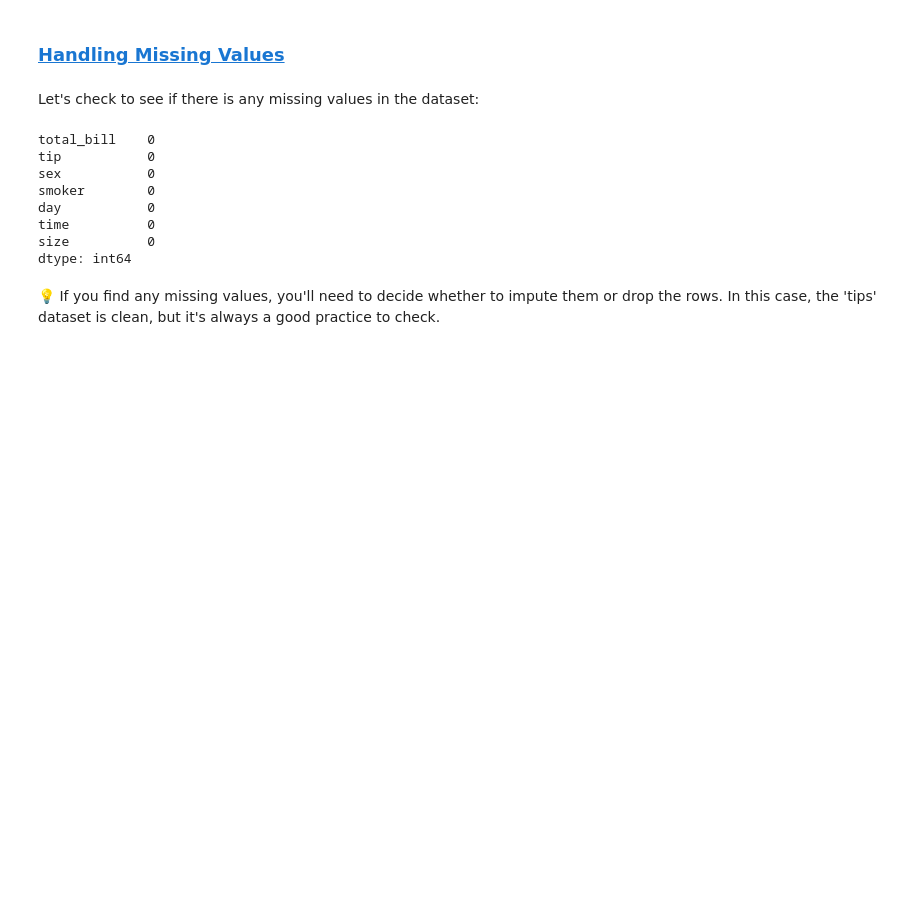
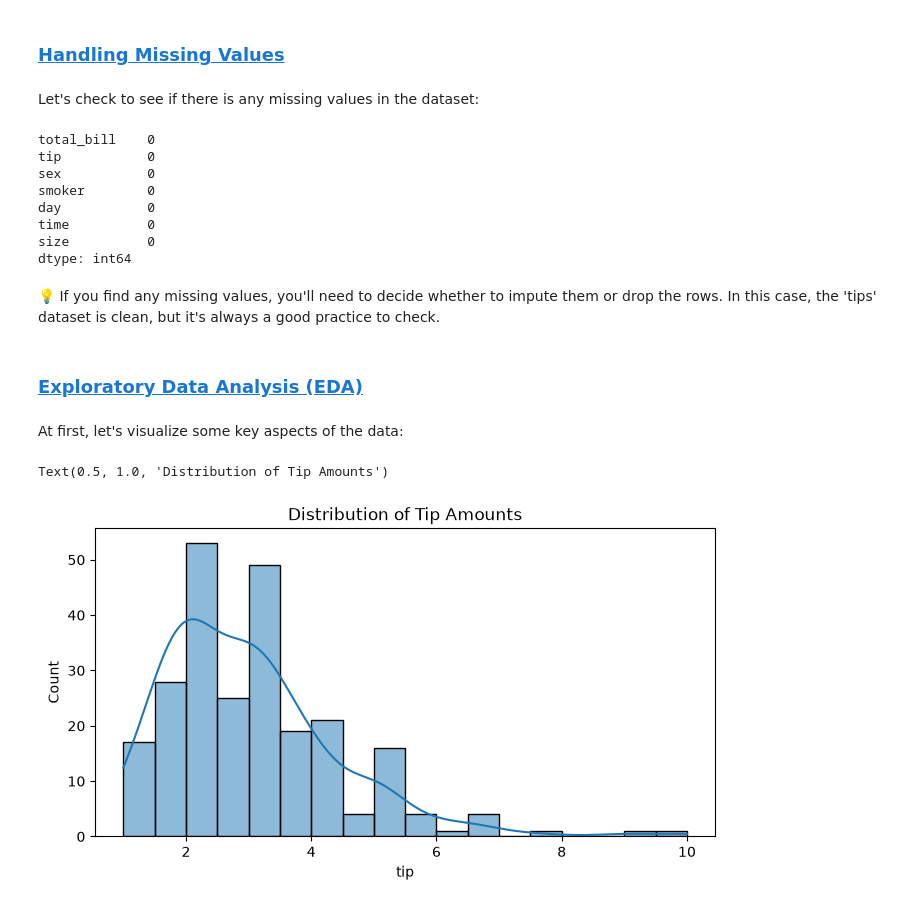
Before and after one commit to AliBaghdadii/tips-regression-analysis, a Jupyter notebook: notebooks/tips_regression.ipynb, the cells around one changed output. Drawn from its saved outputs; the diff is of its cells as text; code cells hidden in the pictures; blank space fills up the shorter version.

Commit message:
Completing until Exploratory Data Analysis (EDA)

```diff
--- a/notebooks/tips_regression.ipynb
+++ b/notebooks/tips_regression.ipynb
@@ -97,3 +97,15 @@ size          0
 dtype: int64
 # %% [markdown]
 💡 If you find any missing values, you'll need to decide whether to impute them or drop the rows. In this case, the 'tips' dataset is clean, but it's always a good practice to check.
+# %% [markdown]
+### <a id='toc1_2_'></a>[Exploratory Data Analysis (EDA)](#toc0_)
+# %% [markdown]
+At first, let's visualize some key aspects of the data:
+# %%
+# Distribution of tip amounts
+plt.figure(figsize=(8, 4))
+sns.histplot(tips_df['tip'], kde=True)
+plt.title("Distribution of Tip Amounts")
+# %% [output]
+Text(0.5, 1.0, 'Distribution of Tip Amounts')
+[figure, added]
```
Also changed, not shown: parts of 4 cells of this notebook.
